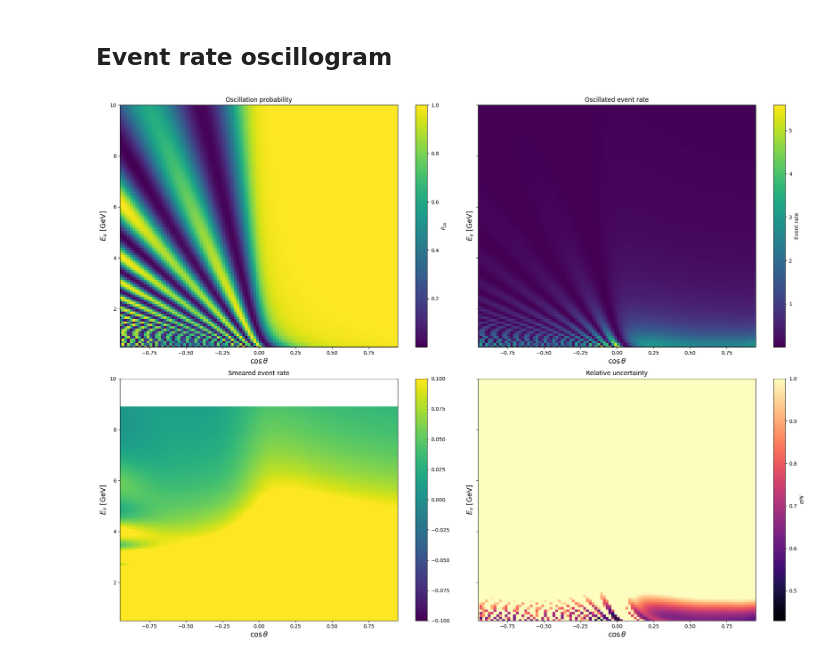
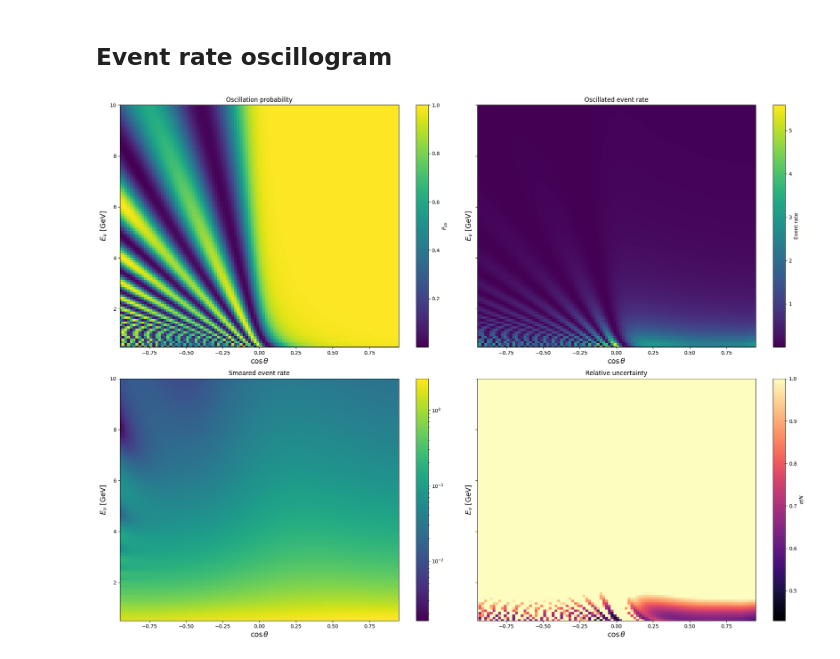
Before and after one commit to tzhouphys/AtmosDUNE, a Jupyter notebook: evt_rate_calc.ipynb, the cells around one changed output. Cells and saved outputs as stored; diff of their text form; code cells hidden in the pictures.

Commit message:
L/E oscillogram

```diff
--- a/evt_rate_calc.ipynb
+++ b/evt_rate_calc.ipynb
@@ -482,39 +509,51 @@ for i, E in enumerate(E_grid):
 
 R_smeared = np.clip(R_smeared, 0, None)
 # %%
+from matplotlib.colors import LogNorm
+
 fig, axes = plt.subplots(2, 2, figsize=(20, 15), sharey=True)
 
 # Panel 1: oscillogram
 pc2 = axes[0,0].pcolormesh(cos_grid, E_grid, Prob, shading='auto',
                           cmap='viridis', vmax=1.0)
 fig.colorbar(pc2, ax=axes[0,0], label=r'$P_{\mu\mu}$')
 axes[0,0].set_title('Oscillation probability')
 
 # Panel 2: event rate
 pc0 = axes[0,1].pcolormesh(cos_grid, E_grid, R, shading='auto', cmap='viridis')
 fig.colorbar(pc0, ax=axes[0,1], label='Event rate')
 axes[0,1].set_title('Oscillated event rate')
 
 # Panel 3: smeared event rate
-pc3 = axes[1,0].pcolormesh(cos_grid, E_grid, R_smeared, shading='auto',
-                          cmap='viridis', vmax=R_smeared.max())
+R_smeared_positive = R_smeared[R_smeared > 0]
+vmin = R_smeared_positive.min() if R_smeared_positive.size else 1e-12
+vmax = max(float(R_smeared.max()), vmin * 10.0)
+R_smeared_plot = np.ma.masked_where(R_smeared <= 0, R_smeared)
+pc3 = axes[1,0].pcolormesh(
+    cos_grid,
+    E_grid,
+    R_smeared_plot,
+    norm=LogNorm(vmin=vmin, vmax=vmax),
+    shading='auto',
+    cmap='viridis',
+)
 fig.colorbar(pc3, ax=axes[1,0])
 axes[1,0].set_title('Smeared event rate')
 
 # Panel 4: relative total uncertainty
 rel_unc = np.divide(R_tot, R, out=np.zeros_like(R), where=R>0)
 pc1 = axes[1,1].pcolormesh(cos_grid, E_grid, rel_unc, shading='auto',
                           cmap='magma', vmax=1.0)
 fig.colorbar(pc1, ax=axes[1,1], label=r'$\sigma / N$')
 axes[1,1].set_title('Relative uncertainty')
 
 for ax in axes.flat:
     ax.set_xlabel(r'$\cos\theta$', fontsize=14)
     ax.set_ylabel(r'$E_\nu$ [GeV]', fontsize=14)
     ax.set_xlim(-0.95, 0.95)
     ax.set_ylim(0.5, 10)
 plt.tight_layout()
-plt.savefig('event_rate_uncertainty_oscillogram.pdf', dpi=300)
+#plt.savefig('event_rate_uncertainty_oscillogram.pdf', dpi=300)
 plt.show()
 # %% [output]
-[figure, old version]
+[figure, new version]
```
Also changed, not shown: parts of 9 cells of this notebook, 29 other files.
